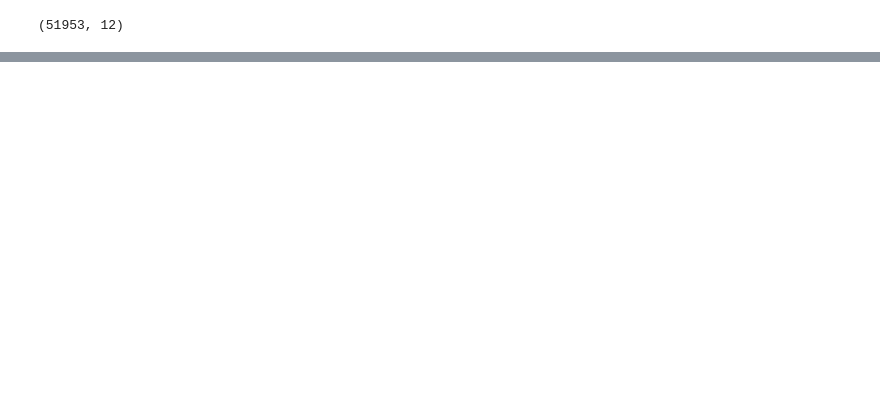
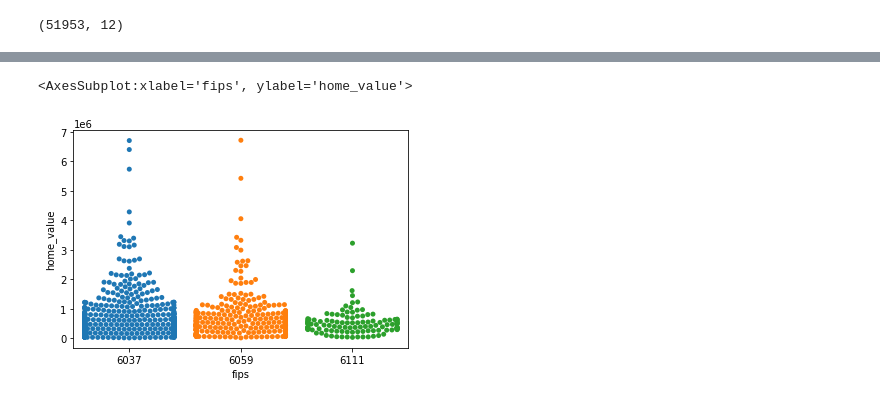
Before and after one commit to mil2tech/regression_project, a Jupyter notebook: zillow_project_work.ipynb, the cells around one changed output, grey strips where cells are left out. Saved outputs shown, nothing was run; the diff lists cells and outputs as text; code cells hidden in the pictures; blank space fills up the shorter version.

```diff
--- a/zillow_project_work.ipynb
+++ b/zillow_project_work.ipynb
@@ -161,0 +400,9 @@ df.shape
+# %%
+# create a sample of train
+sample = train.sample(frac=0.05)
+# %%
+# plot sample size of train
+sns.swarmplot(x='fips', y='home_value', data=sample)
+# %% [output]
+<AxesSubplot:xlabel='fips', ylabel='home_value'>
+[figure, added]
```
Also changed, not shown: parts of 100 cells of this notebook, 1 other file.
